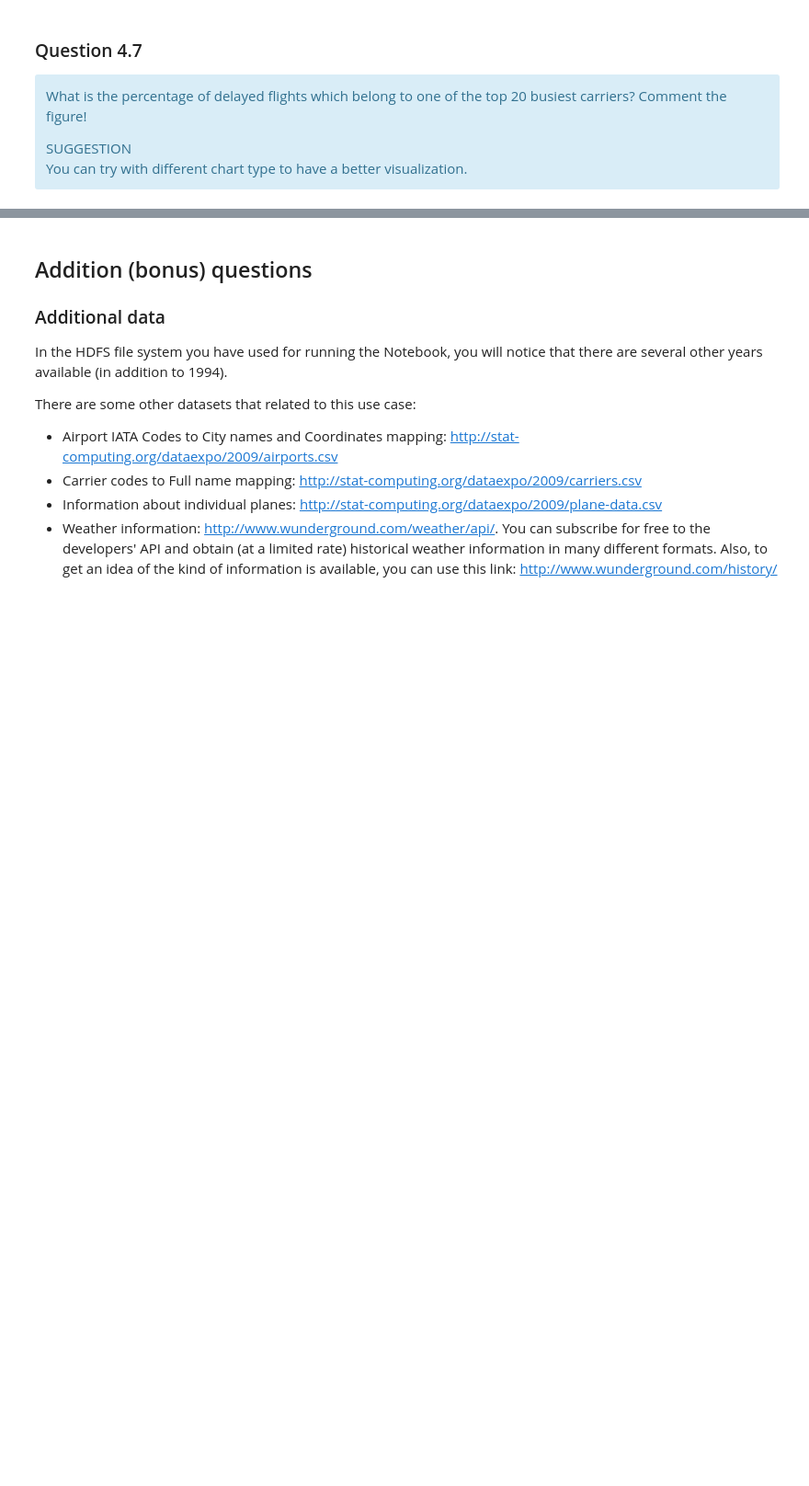
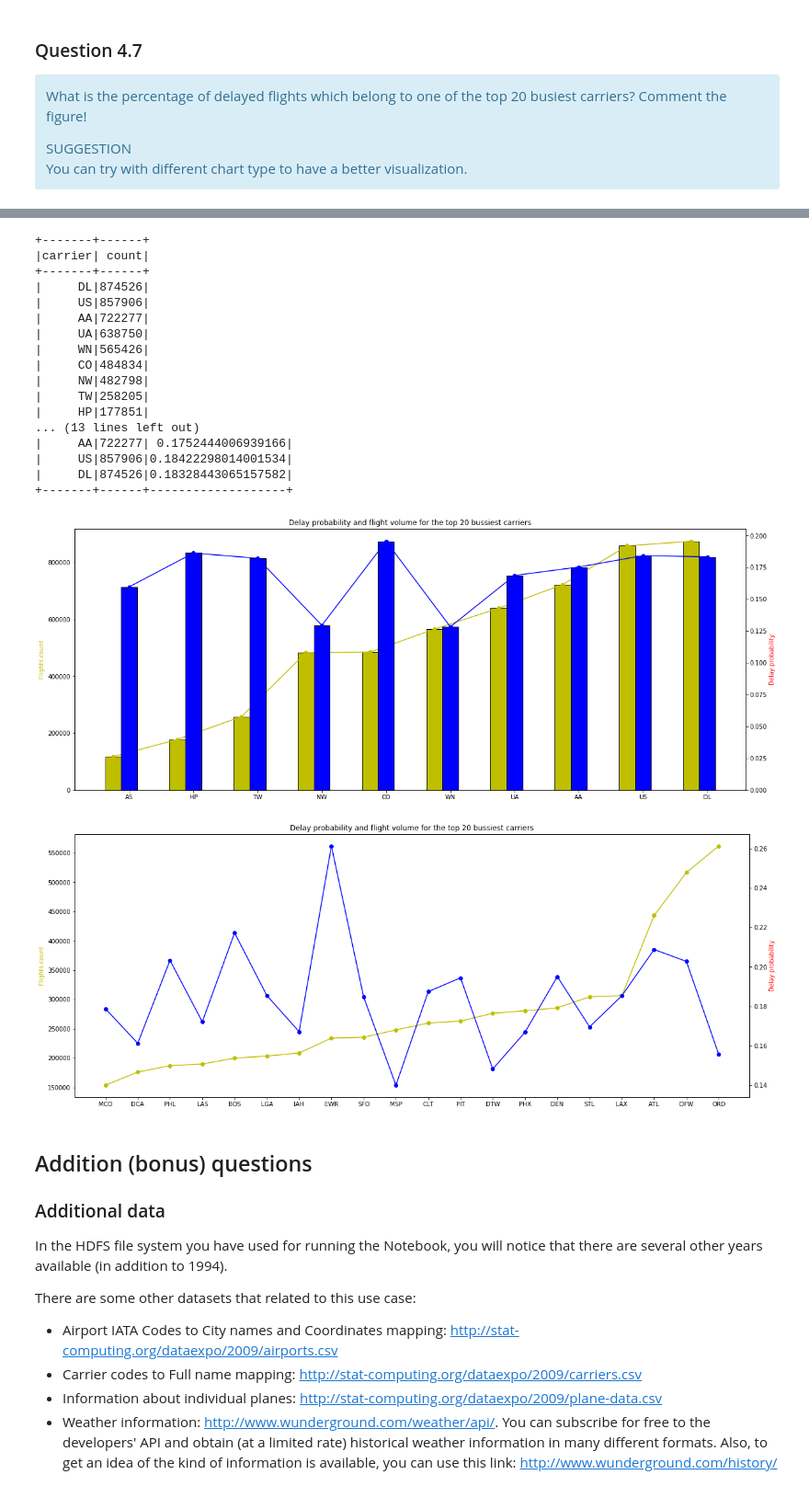
Before and after one commit to koksalb/EURECOM-Clouds, a Jupyter notebook: SparkSQL-master/SPARSQL.ipynb, the cells around one changed output, grey strips where cells are left out. Shown at 92% size. Cells and saved outputs as stored; diff of their text form; code cells hidden in the pictures; blank space fills up the shorter version.

```diff
--- a/SparkSQL-master/SPARSQL.ipynb
+++ b/SparkSQL-master/SPARSQL.ipynb
@@ -1460,3 +1587,65 @@ Comment the figure!
+# %%
+Topcarriers = df.groupBy(df.carrier).count().orderBy('count', ascending=0)
+Topcarriers.show()
+
+#the associated delay of each carrier in the top 20
+df_carrier_delay = df_airport.filter(df_airport.carrier.isin([x[0] for x in Topcarriers.take(20)]))
+df_carrier_delay=df_carrier_delay.withColumn('delay', func.when((df["arrival_delay"] >= 15), 1).otherwise(0))
+carrier_delay = df_carrier_delay.groupBy('carrier').agg((func.sum('delay')/func.count('*')).alias('delay_ratio')).orderBy('delay_ratio')
+
+#Join the previous dfs based on the the attribue 'carrier'
+joined_data_carrier = Topcarriers.join(carrier_delay, on='carrier').select('*').orderBy('count')
+joined_data_carrier.show()
+joined_data_carrier= joined_data_carrier.collect()
+
+
+# PLOT bar chart
+fig, ax = plt.subplots(figsize=(20,8))
+ax.bar([x for x in range(len(joined_data_carrier))], [x[1] for x in joined_data_carrier], 0.25, edgecolor = "black", color = 'y')
+ax.plot([x for x in range(len(joined_data_carrier))], [x[1] for x in joined_data_carrier], marker='o',color = 'y')
+ax.set_ylabel('Flights count', color='y')
+ax2 = ax.twinx()
+bars_delay = plt.bar([x+0.25 for x in range(len(joined_data_carrier))], [x[2] for x in joined_data_carrier], 0.25, edgecolor = "black",  color = 'b')
+bars_delay = plt.plot([x+0.25 for x in range(len(joined_data_carrier))], [x[2] for x in joined_data_carrier],marker='o', color = 'b')
+ax2.set_ylabel('Delay probability', color='r')
+
+plt.xticks([x+0.25 for x in range(len(joined_data_carrier))], [x[0] for x in joined_data_carrier])
+plt.title('Delay probability and flight volume for the top 20 bussiest carriers')
+plt.show()
+
+
+
+# PLOT line chart
+fig, ax = plt.subplots(figsize=(20,8))
+ax.plot([x for x in range(len(joined_data))], [x[1] for x in joined_data], marker='o',color = 'y')
+ax.set_ylabel('Flights count', color='y')
+ax2 = ax.twinx()
+bars_delay = plt.plot([x for x in range(len(joined_data))], [x[2] for x in joined_data],marker='o', color = 'b')
+ax2.set_ylabel('Delay probability', color='r')
+
+plt.xticks([x for x in range(len(joined_data))], [x[0] for x in joined_data])
+plt.title('Delay probability and flight volume for the top 20 bussiest carriers')
+plt.show()
+# %% [output]
++-------+------+
+|carrier| count|
++-------+------+
+|     DL|874526|
+|     US|857906|
+|     AA|722277|
+|     UA|638750|
+|     WN|565426|
+|     CO|484834|
+|     NW|482798|
+|     TW|258205|
+|     HP|177851|
+... (13 lines left out)
+|     AA|722277| 0.1752444006939166|
+|     US|857906|0.18422298014001534|
+|     DL|874526|0.18328443065157582|
++-------+------+-------------------+
+[figure, added]
+[figure, added]
 # %% [markdown]
 ## Addition (bonus) questions
 
```
Also changed, not shown: parts of 21 cells of this notebook, 3 other files.
